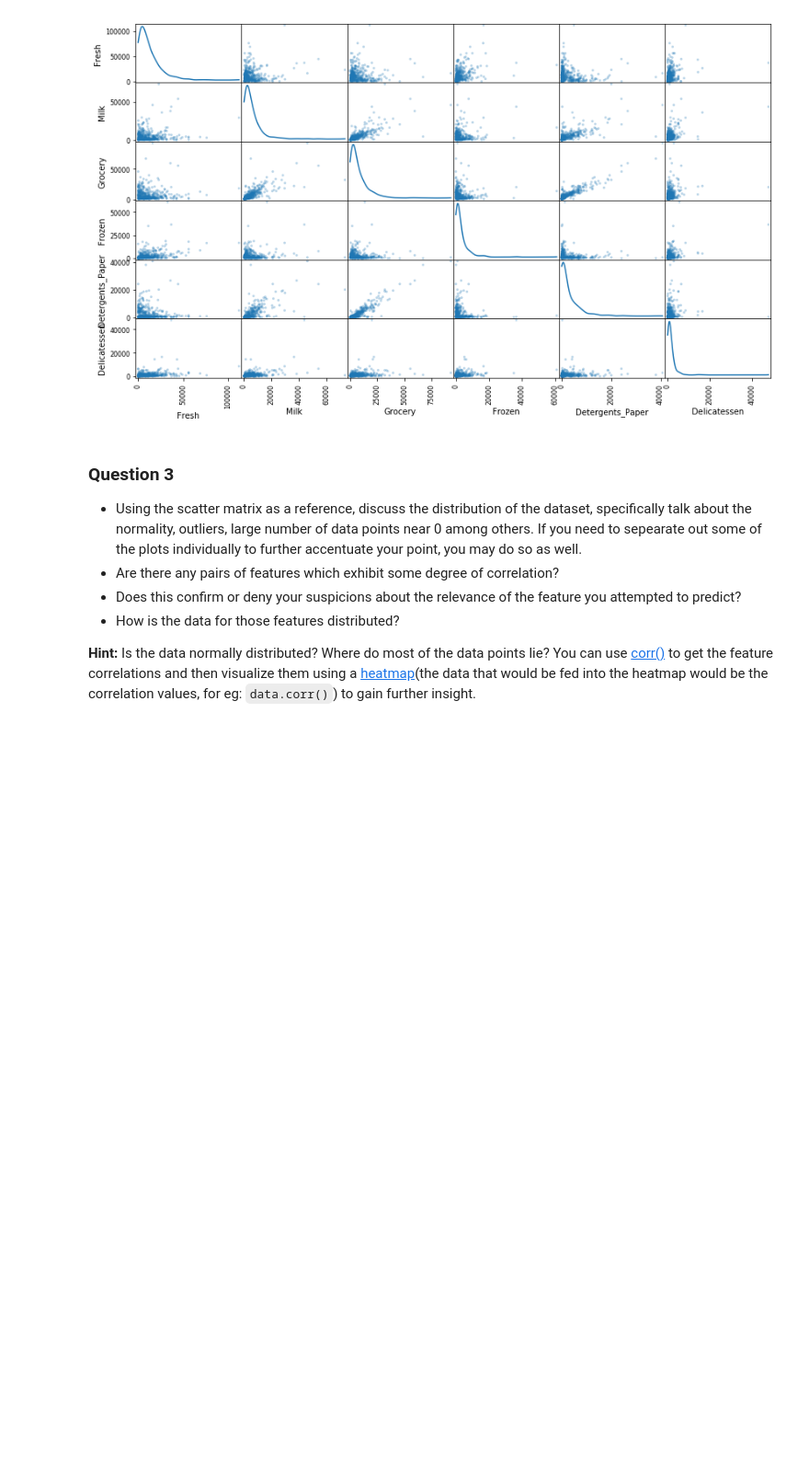
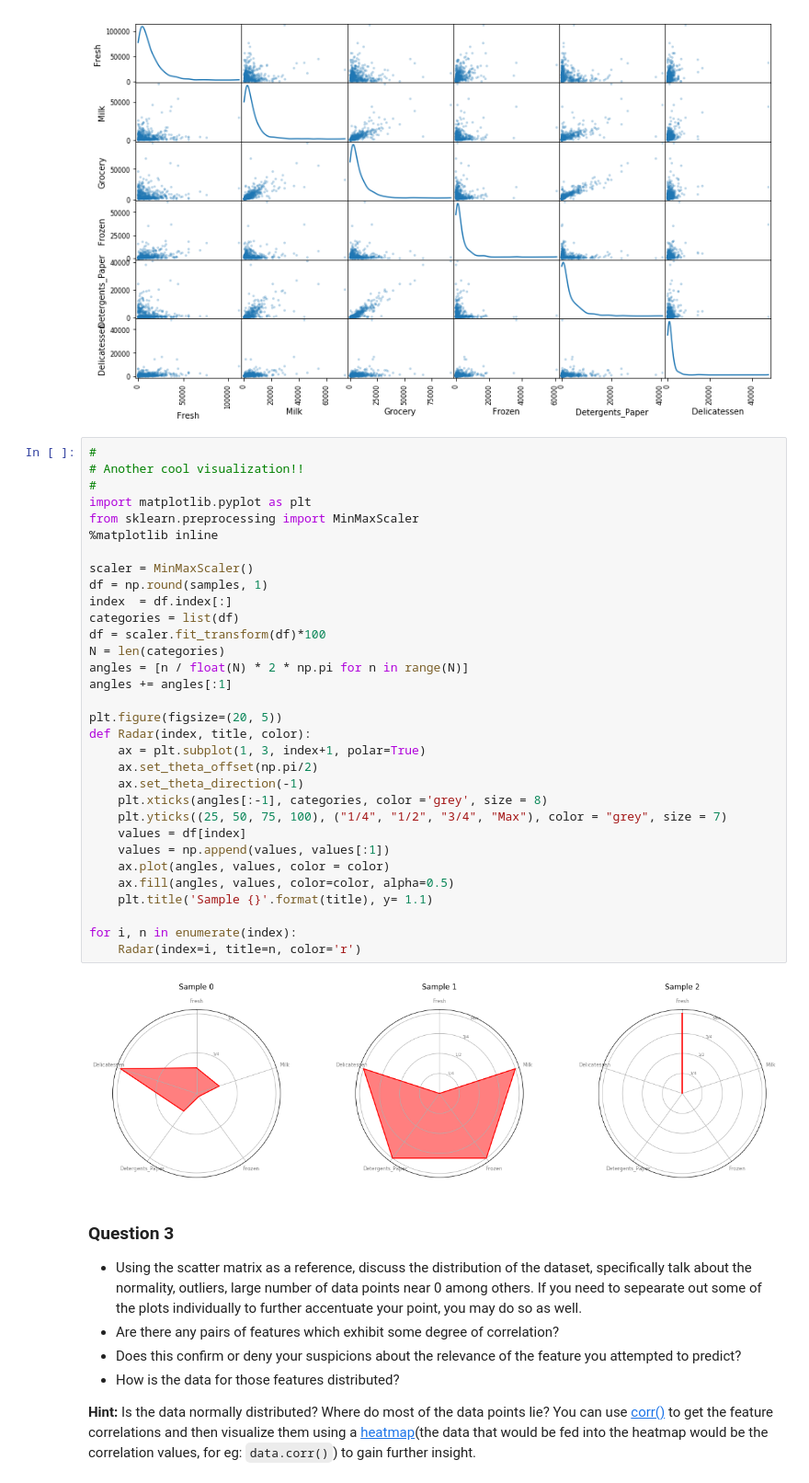
Before and after one commit to yanpozka/machine-learning, a Jupyter notebook: projects/customer_segments/customer_segments.ipynb, the cells around one changed output. Shown: that part at 92% size. Drawn from its saved outputs; the diff is of its cells as text; blank space fills up the shorter version.

```diff
--- a/projects/customer_segments/customer_segments.ipynb
+++ b/projects/customer_segments/customer_segments.ipynb
@@ -174,6 +174,40 @@ Frozen                0.390947
 Detergents_Paper      0.069291
 Delicatessen          1.000000
 [figure]
+# %%
+#
+# Another cool visualization!!
+#
+import matplotlib.pyplot as plt
+from sklearn.preprocessing import MinMaxScaler
+%matplotlib inline
+
+scaler = MinMaxScaler()
+df = np.round(samples, 1)
+index  = df.index[:]
+categories = list(df)
+df = scaler.fit_transform(df)*100
+N = len(categories)
+angles = [n / float(N) * 2 * np.pi for n in range(N)]
+angles += angles[:1]
+
+plt.figure(figsize=(20, 5))
+def Radar(index, title, color):
+    ax = plt.subplot(1, 3, index+1, polar=True)
+    ax.set_theta_offset(np.pi/2)
+    ax.set_theta_direction(-1)
+    plt.xticks(angles[:-1], categories, color ='grey', size = 8)
+    plt.yticks((25, 50, 75, 100), ("1/4", "1/2", "3/4", "Max"), color = "grey", size = 7)
+    values = df[index]
+    values = np.append(values, values[:1])
+    ax.plot(angles, values, color = color)
+    ax.fill(angles, values, color=color, alpha=0.5)
+    plt.title('Sample {}'.format(title), y= 1.1)
+
+for i, n in enumerate(index):
+    Radar(index=i, title=n, color='r')
+# %% [output]
+[figure, added]
 # %% [markdown]
 ### Question 3
 * Using the scatter matrix as a reference, discuss the distribution of the dataset, specifically talk about the normality, outliers, large number of data points near 0 among others. If you need to sepearate out some of the plots individually to further accentuate your point, you may do so as well.
```
Also changed, not shown: parts of 5 cells of this notebook.
